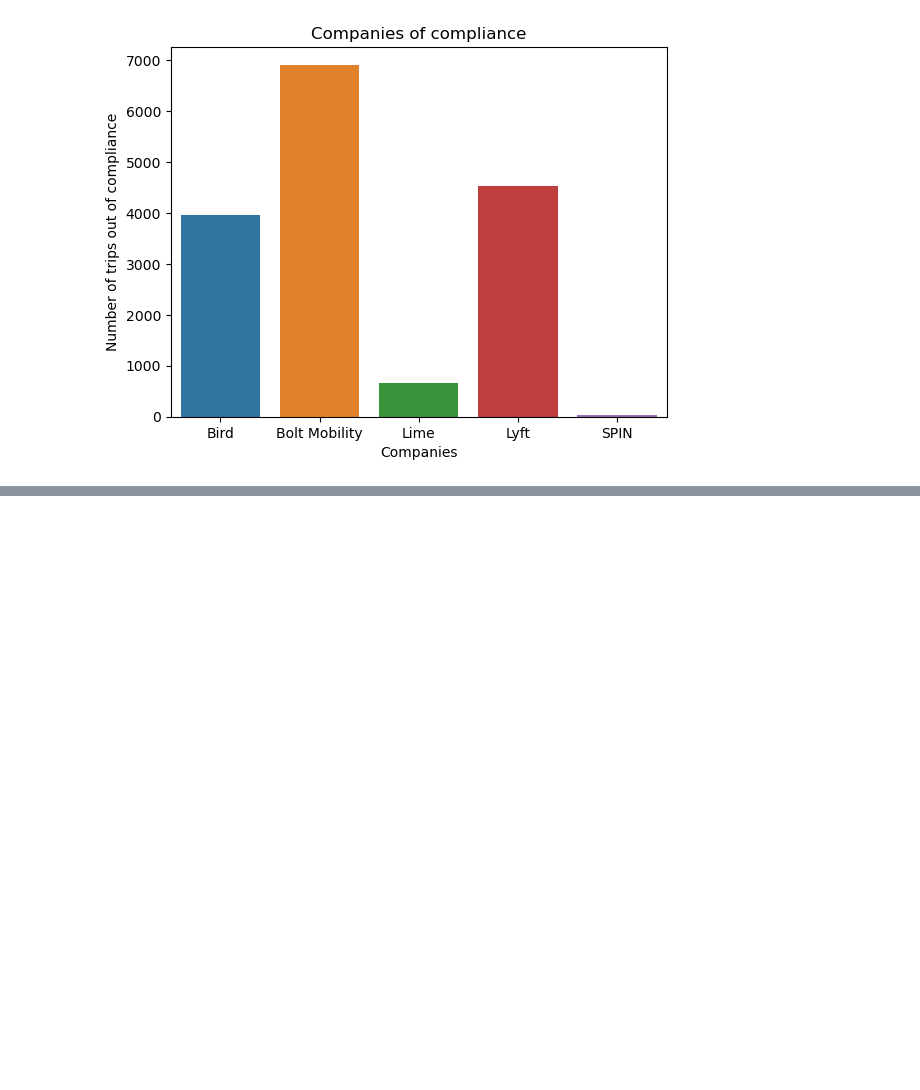
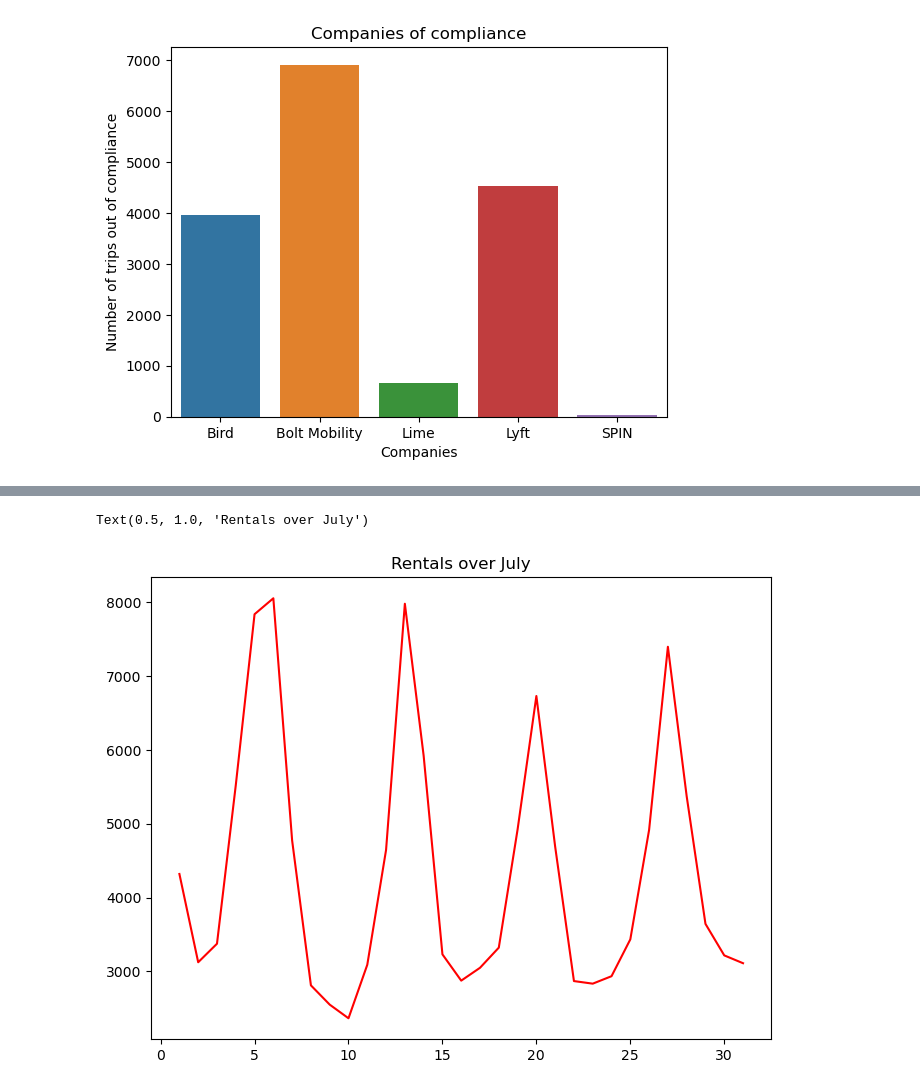
Before and after one commit to NSS-Data-Analytics-Cohort-8/scooter-partner1-whenhugocallsuspythonistas, a Jupyter notebook: notebooks/twooter.ipynb, the cells around one changed output, grey strips where cells are left out. Drawn from its saved outputs; the diff is of its cells as text; code cells hidden in the pictures; blank space fills up the shorter version.

```diff
--- a/notebooks/twooter.ipynb
+++ b/notebooks/twooter.ipynb
@@ -282,0 +277,10 @@ mayy
+# %%
+july = '''
+SELECT startdate, COUNT(sumdid) AS numberrented
+FROM trips
+WHERE startdate BETWEEN '2019-07-01' AND '2019-07-31'
+GROUP BY startdate
+'''
+julyy = engine.execute(july)
+
+julyy = pd.read_sql(july, con = engine)
@@ -282,0 +308,10 @@ mayy
+# %%
+julyy['startdate']=pd.to_datetime(julyy['startdate'])
+julyy['day']=julyy['startdate'].dt.day
+# %%
+fig, ax = plt.subplots(figsize=(8, 6))
+ax.plot(julyy['day'], julyy['numberrented'], color='red')
+ax.set_title('Rentals over July')
+# %% [output]
+Text(0.5, 1.0, 'Rentals over July')
+[figure, added]
```
Also changed, not shown: parts of 9 cells of this notebook.
